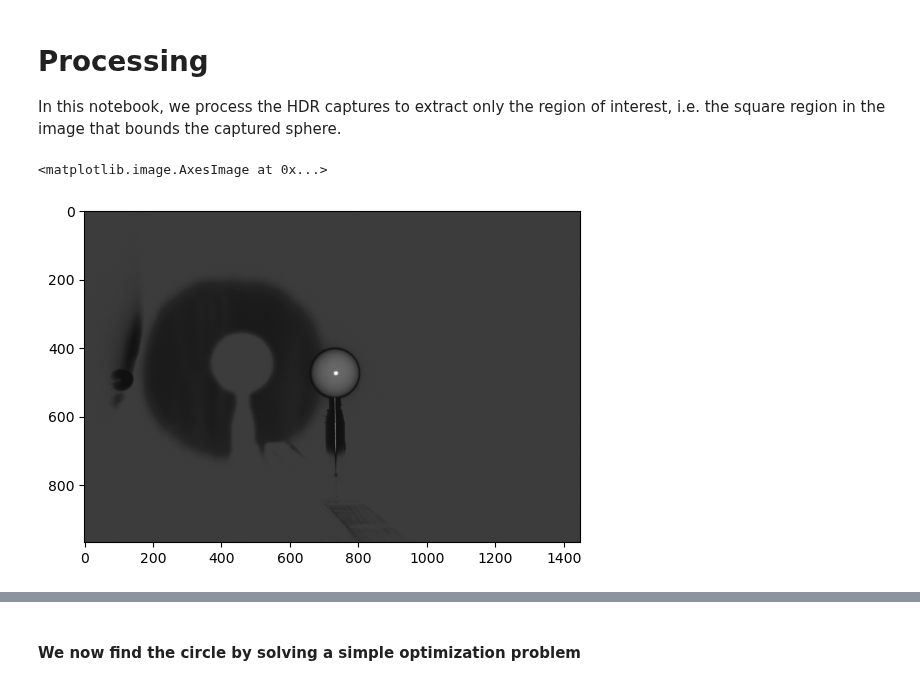
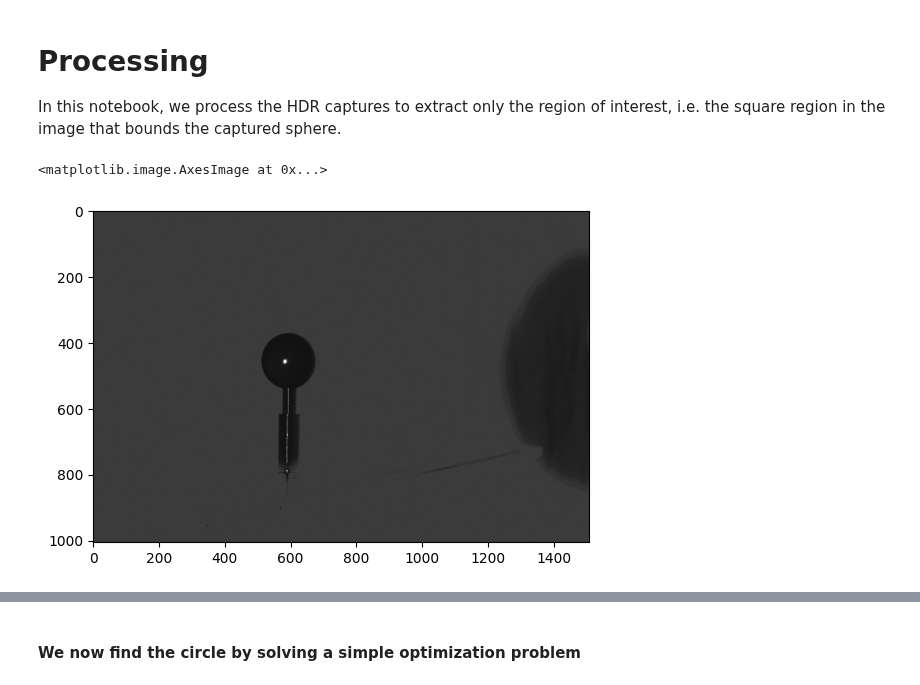
Before and after one commit to usmanklodhi/BRDF-Capture-Fitting, a Jupyter notebook: wt_process.ipynb, the cells around one changed output, grey strips where cells are left out. Saved outputs shown, nothing was run; the diff lists cells and outputs as text; code cells hidden in the pictures.

```diff
--- a/wt_process.ipynb
+++ b/wt_process.ipynb
@@ -22,21 +15,63 @@ assert len(paths) > 3 and all(p.exists() for p in paths)
+# %%
+# Loading paths
+from pathlib import Path
+import os
+
+# Set the correct current working directory using the current execution environment
+script_dir = Path(__file__).parent if '__file__' in globals() else Path().resolve()
+os.chdir(script_dir)
+
+# # Check the current directory to verify visible paths
+# print("Current path:", script_dir)
+# print("Current directory content:")
+# print(os.listdir())
+#
+# # Check the contents of 'ru' directory if it exists
+# if Path('ru').exists():
+#     print("'ru' directory content:")
+#     print(os.listdir('ru'))
+#
+# # Check the contents of 'ru/HDR' directory if it exists
+# if Path('ru/HDR').exists():
+#     print("'ru/HDR' directory content:")
+#     print(os.listdir('ru/HDR'))
+
+data_dir = Path("ru/HDR")
+angles = [0, 5, 20, 35, 50, 65, 80, 95, 110, 135, 150, 165, 175]  # The angles for your images
+paths = [data_dir / f"angle_{angle}.exr" for angle in angles]
+
+# # Adding observability to debug paths
+# print("Data directory:", data_dir)
+# print("Expected angles:", angles)
+# print("Generated paths:")
+#
+# # Does the data directory exist?
+# print(f"  {data_dir} -> Exists: {data_dir.exists()}")
+#
+# for path in paths:
+#     print(f"  {path} -> Exists: {path.exists()}")
+
+# Assertion to check paths
+assert len(paths) > 3, "Assertion failed: The number of paths is too small."
+assert all(p.exists() for p in paths), "Assertion failed: Not all paths exist."
 # %%
 # Calibration factor computed using a spectralon
 calibration_factor = np.array([0.4648601,  0.81600523, 17.736147 ])
 # %%
 # Find one image in which to mark the circle.
 
-idx = 0  # Select one idx where the whole sphere is clearly visible so we can find the bounding box
+idx = 2  # Select one idx where the whole sphere is clearly visible so we can find the bounding box
 hdr = (imageio.imread(paths[idx]) * calibration_factor).astype(np.float32)
 img8 = np.clip(np.repeat(np.mean(hdr, axis=-1, keepdims=True), 3, axis=-1), 0, 0.2)
 img8 = (img8 / img8.max() * 255).astype(np.uint8)
 scale = 0.25
 width = int(img8.shape[1] * scale)
 height = int(img8.shape[0] * scale)
 img8 = cv2.resize(img8, (width, height), interpolation = cv2.INTER_AREA)
 plt.imshow(img8)
 # %% [output]
 <matplotlib.image.AxesImage at 0x...>
-[figure, old version]
+[figure, new version]
 # %%
 # We show the image on the screen.
 # Use right click to mark the pixels in the image on the circumference of the sphere/circle.
```
Also changed, not shown: parts of 5 cells of this notebook, 2 other files.
